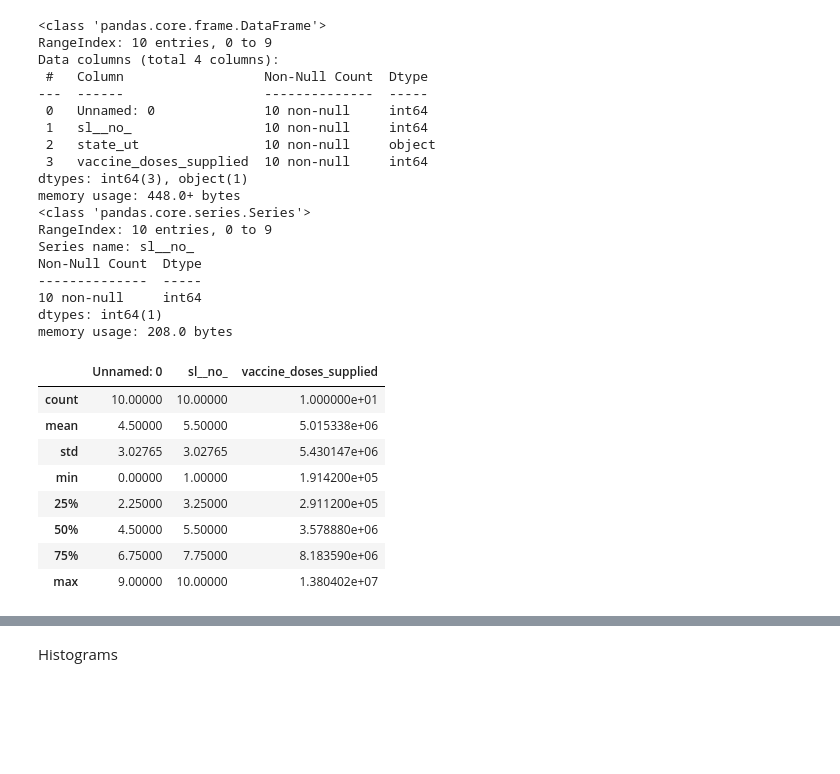
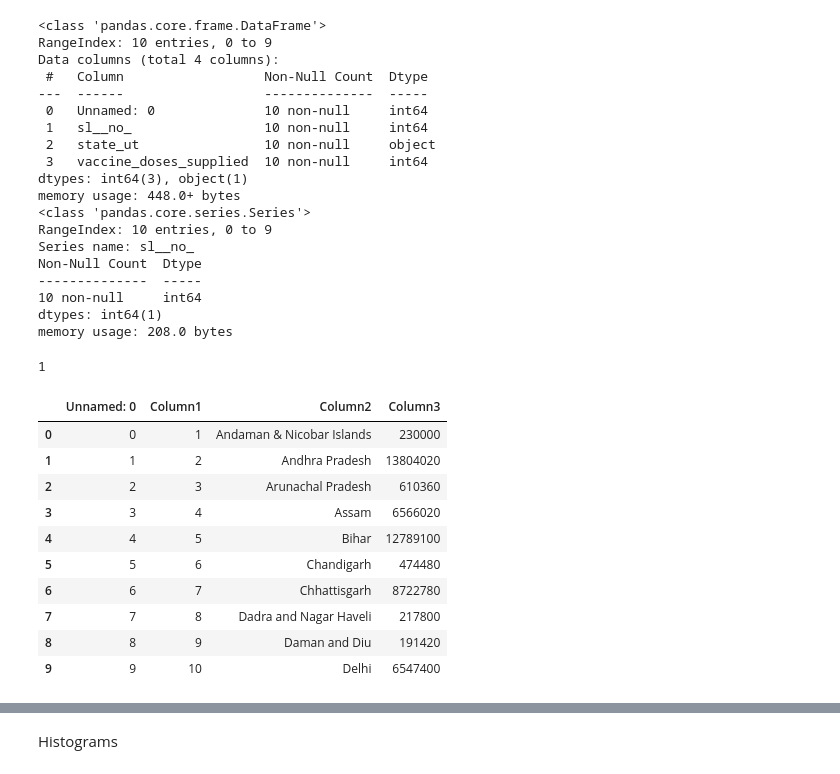
Before and after one commit to MJMRData1Assignment1/Assignment-1, a Jupyter notebook: CheatSheet/Lab01-03.ipynb, the cells around one changed output, grey strips where cells are left out. Saved outputs shown, nothing was run; the diff lists cells and outputs as text; code cells hidden in the pictures; blank space fills up the shorter version.

```diff
--- a/CheatSheet/Lab01-03.ipynb
+++ b/CheatSheet/Lab01-03.ipynb
@@ -70,17 +69,9 @@ db.describe()
 # Obtain minimum values for each table
 db.min()
 # Obtain the minimum population share of Marokaans
-db['% Marokkaans|2023'].min()
+db['sl__no_'].min()
 # %% [output]
-|  | Unnamed: 0 | sl__no_ | vaccine_doses_supplied |
-| count | 10.00000 | 10.00000 | 1.000000e+01 |
-| mean | 4.50000 | 5.50000 | 5.015338e+06 |
-| std | 3.02765 | 3.02765 | 5.430147e+06 |
-| min | 0.00000 | 1.00000 | 1.914200e+05 |
-| 25% | 2.25000 | 3.25000 | 2.911200e+05 |
-| 50% | 4.50000 | 5.50000 | 3.578880e+06 |
-| 75% | 6.75000 | 7.75000 | 8.183590e+06 |
-| max | 9.00000 | 10.00000 | 1.380402e+07 |
+1
 # %%
 
 # if forget or cannot know the name of column
@@ -90,0 +82,16 @@ dtypes = df.iloc[:, [0, 1]].dtypes
+# %%
+# change the header name or dtype
+db.rename(columns={'sl__no_': 'Column1', 'state_ut': 'Column2', 'vaccine_doses_supplied':'Column3'}, inplace=True)
+db
+# %% [output]
+|  | Unnamed: 0 | Column1 | Column2 | Column3 |
+| 0 | 0 | 1 | Andaman & Nicobar Islands | 230000 |
+| 1 | 1 | 2 | Andhra Pradesh | 13804020 |
+| 2 | 2 | 3 | Arunachal Pradesh | 610360 |
+| 3 | 3 | 4 | Assam | 6566020 |
+| 4 | 4 | 5 | Bihar | 12789100 |
+| 5 | 5 | 6 | Chandigarh | 474480 |
+| 6 | 6 | 7 | Chhattisgarh | 8722780 |
+| 7 | 7 | 8 | Dadra and Nagar Haveli | 217800 |
+| 8 | 8 | 9 | Daman and Diu | 191420 |
+| 9 | 9 | 10 | Delhi | 6547400 |
```
Also changed, not shown: parts of 16 cells of this notebook.
